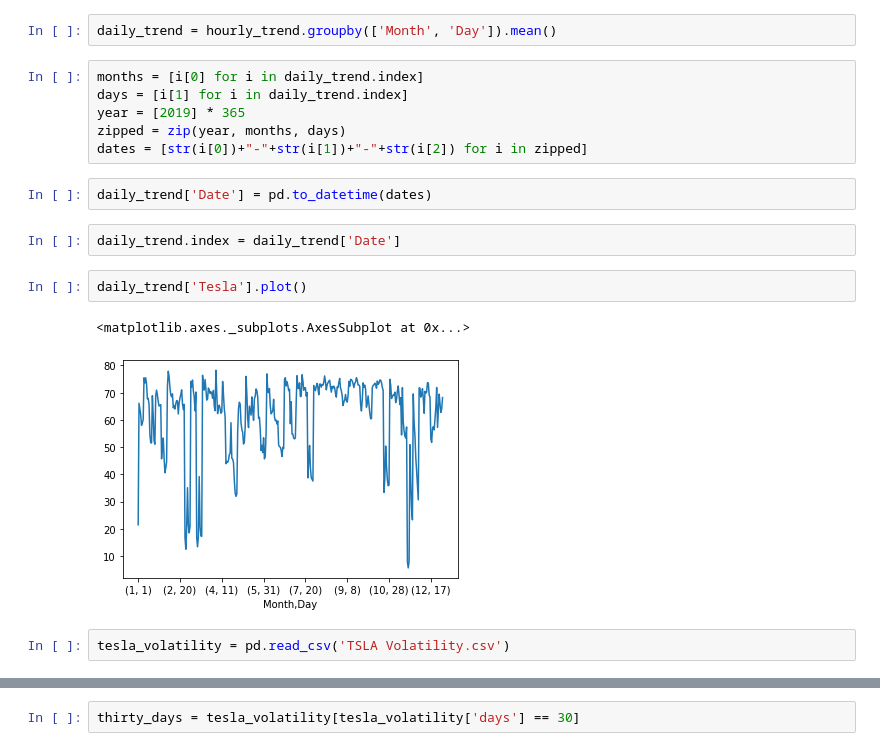
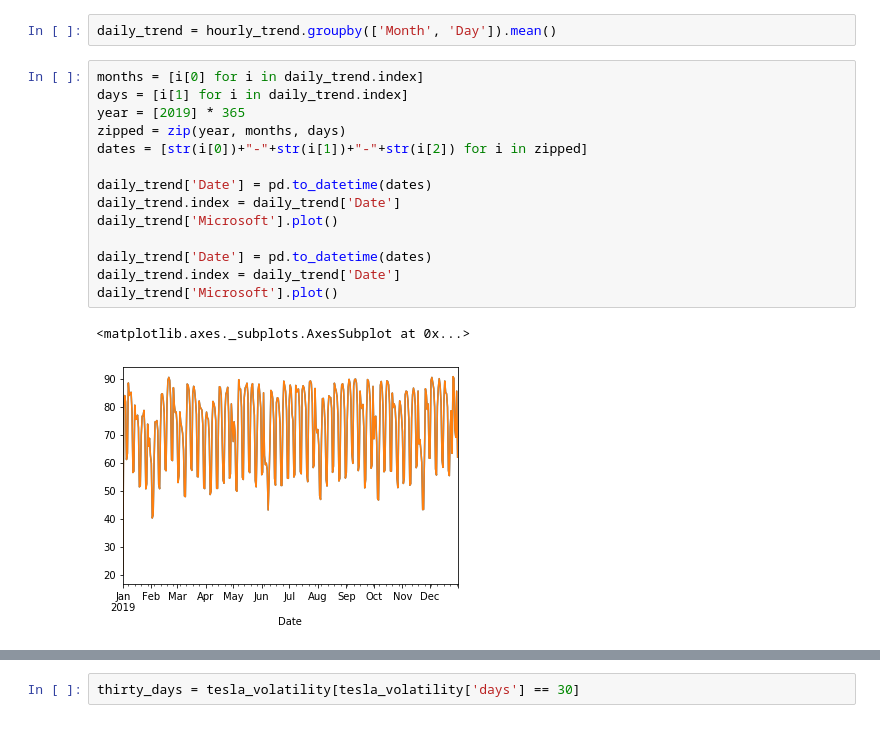
Before and after one commit to evilpegasus/google-trends-financial-modeling, a Jupyter notebook: clean_data.ipynb, the cells around one changed output, grey strips where cells are left out. Drawn from its saved outputs; the diff is of its cells as text.

```diff
--- a/clean_data.ipynb
+++ b/clean_data.ipynb
@@ -145,17 +133,17 @@ daily_trend = hourly_trend.groupby(['Month', 'Day']).mean()
 # %%
 months = [i[0] for i in daily_trend.index]
 days = [i[1] for i in daily_trend.index]
 year = [2019] * 365
 zipped = zip(year, months, days)
 dates = [str(i[0])+"-"+str(i[1])+"-"+str(i[2]) for i in zipped]
+
+daily_trend['Date'] = pd.to_datetime(dates)
+daily_trend.index = daily_trend['Date']
+daily_trend['Microsoft'].plot()
+
+daily_trend['Date'] = pd.to_datetime(dates)
+daily_trend.index = daily_trend['Date']
+daily_trend['Microsoft'].plot()
+# %% [output]
+<matplotlib.axes._subplots.AxesSubplot at 0x...>
+[figure, added]
-# %%
-daily_trend['Date'] = pd.to_datetime(dates)
-# %%
-daily_trend.index = daily_trend['Date']
-# %%
-daily_trend['Tesla'].plot()
-# %% [output]
-<matplotlib.axes._subplots.AxesSubplot at 0x...>
-[figure, removed]
-# %%
-tesla_volatility = pd.read_csv('TSLA Volatility.csv')
```
Also changed, not shown: parts of 25 cells of this notebook.
